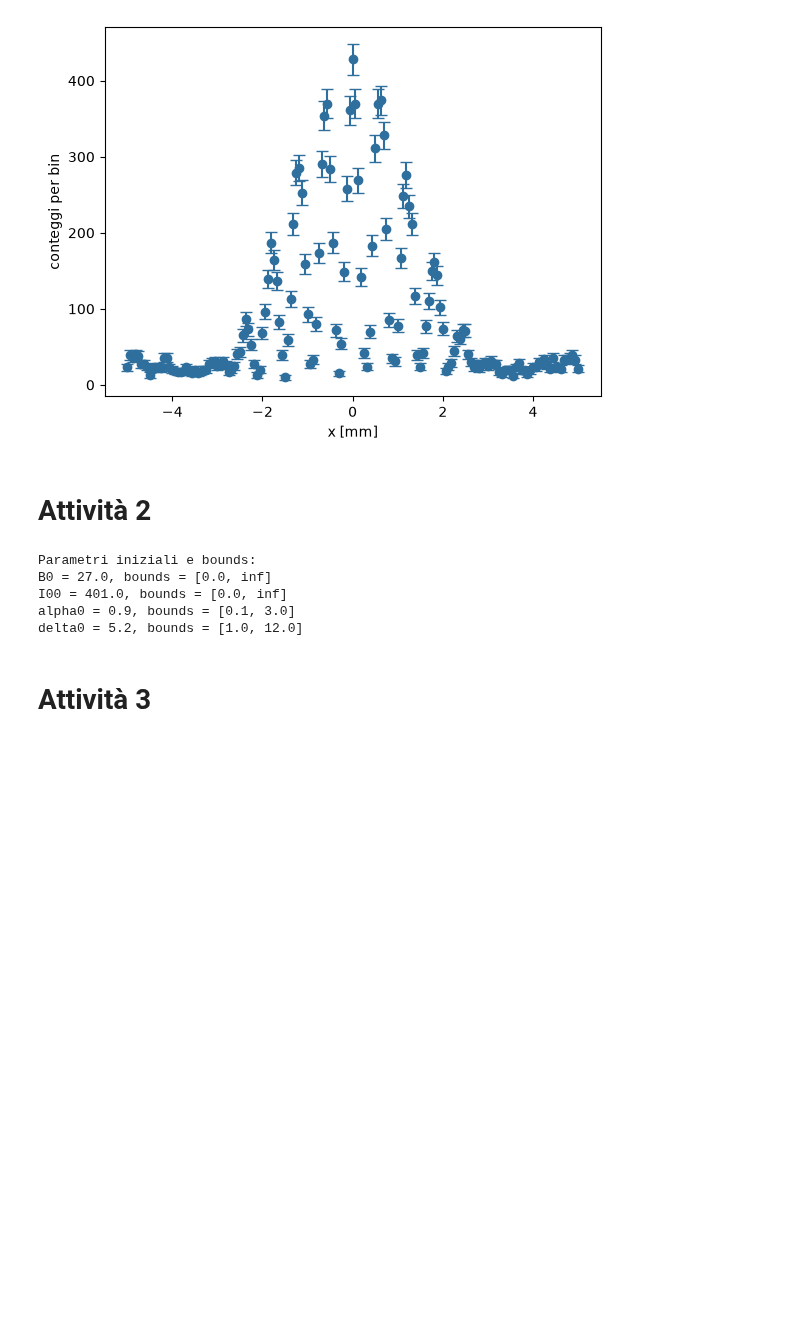
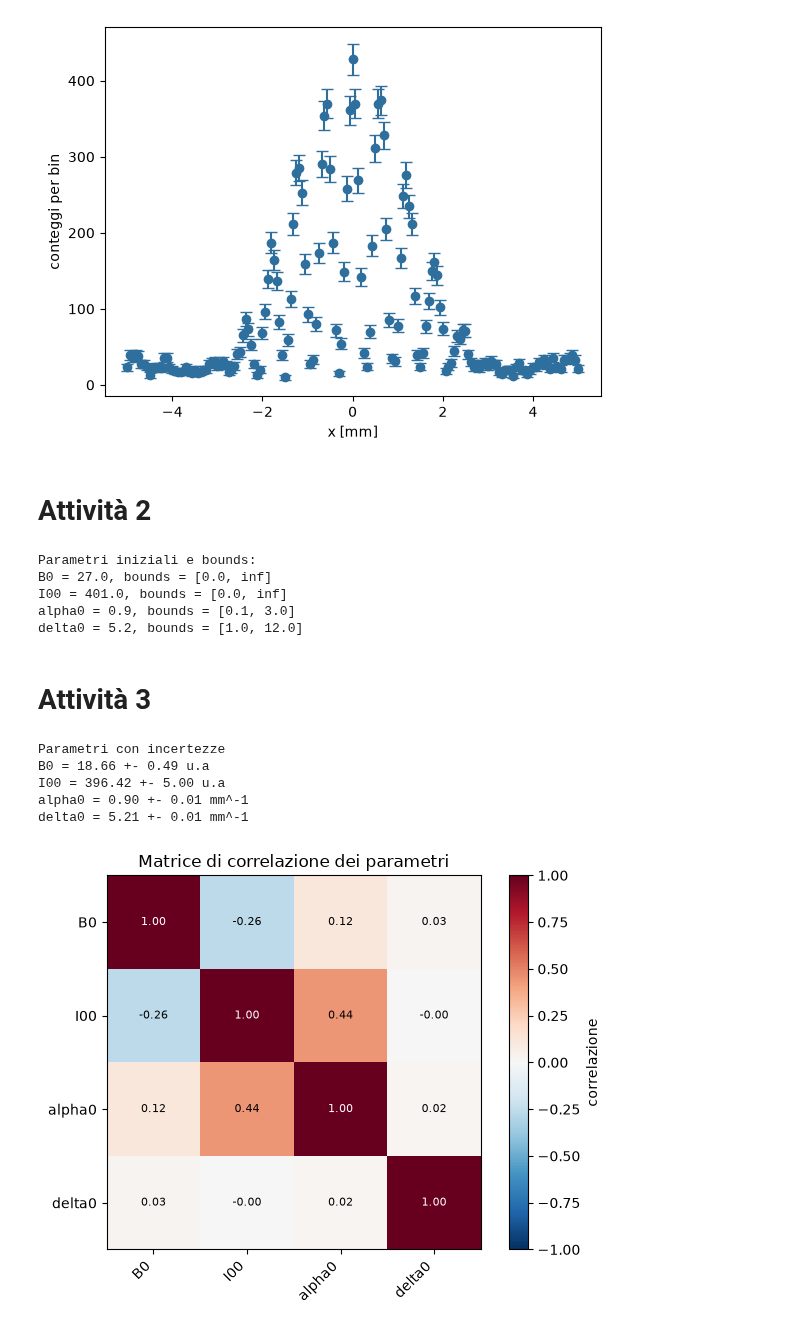
Before and after one commit to tommasomichelini/labemo, a Jupyter notebook: lab2/lab2.ipynb, the cells around one changed output. Drawn from its saved outputs; the diff is of its cells as text; code cells hidden in the pictures; blank space fills up the shorter version.

Commit message:
correlazione mappa

```diff
--- a/lab2/lab2.ipynb
+++ b/lab2/lab2.ipynb
@@ -67,10 +67,11 @@ lower = [0.0,0.0,0.10,1.0]
 upper = [np.inf, np.inf, 3.0, 12.0]
 
 p0 = [B0, I00, alpha0, delta0]
+par_names = ["B0", "I00", "alpha0", "delta0"]
 
 print("Parametri iniziali e bounds:")
 for name, value, inf, sup in zip(
-    ["B0", "I00", "alpha0", "delta0"], p0, lower, upper
+    par_names, p0, lower, upper
 ):
     print(f"{name} = {value}, bounds = [{inf}, {sup}]")
 # %% [output]
@@ -84,19 +85,48 @@ delta0 = 5.2, bounds = [1.0, 12.0]
 # %%
 def model(x, B, I0, alpha, delta):
     E = np.sinc(alpha*x/np.pi)**2
     C = np.cos(delta*x)**2
     return B + I0*E*C
 
 popt, pcov = curve_fit(
     model, x, y,
     p0=p0,
     sigma=sigma_y,
     absolute_sigma=True,
     bounds=(lower,upper),
     maxfev=100000
 )
 
-u = np.sqrt(np.diag(pcov))
+par_errs = np.sqrt(np.diag(pcov))
+scale = np.outer(par_errs, par_errs)
+corr = pcov / scale
+units = ["u.a", "u.a", "mm^-1", "mm^-1"]
 
+print("Parametri con incertezze")
+for name, value, error, unit in zip(
+    par_names, popt, par_errs, units
+):
+    print(f"{name} = {value:.2f} +- {error:.2f} {unit}")
 
-rho = pcov / np.sqrt(u * u)
+fig, ax = plt.subplots()
+image = ax.imshow(corr, vmin=-1, vmax=1, cmap="RdBu_r")
+ax.set_xticks(range(len(par_names)), par_names, rotation=45, ha="right")
+ax.set_yticks(range(len(par_names)), par_names)
+ax.set_title("Matrice di correlazione dei parametri")
+
+for row in range(len(par_names)):
+    for column in range(len(par_names)):
+        color = "white" if abs(corr[row, column]) > 0.55 else "black"
+        ax.text(column, row, f"{corr[row, column]:.2f}",
+                ha="center", va="center", fontsize=8, color=color)
+
+fig.colorbar(image, ax=ax, label="correlazione")
+plt.tight_layout()
+plt.show()
+# %% [output]
+Parametri con incertezze
+B0 = 18.66 +- 0.49 u.a
+I00 = 396.42 +- 5.00 u.a
+alpha0 = 0.90 +- 0.01 mm^-1
+delta0 = 5.21 +- 0.01 mm^-1
+[figure, added]
```
